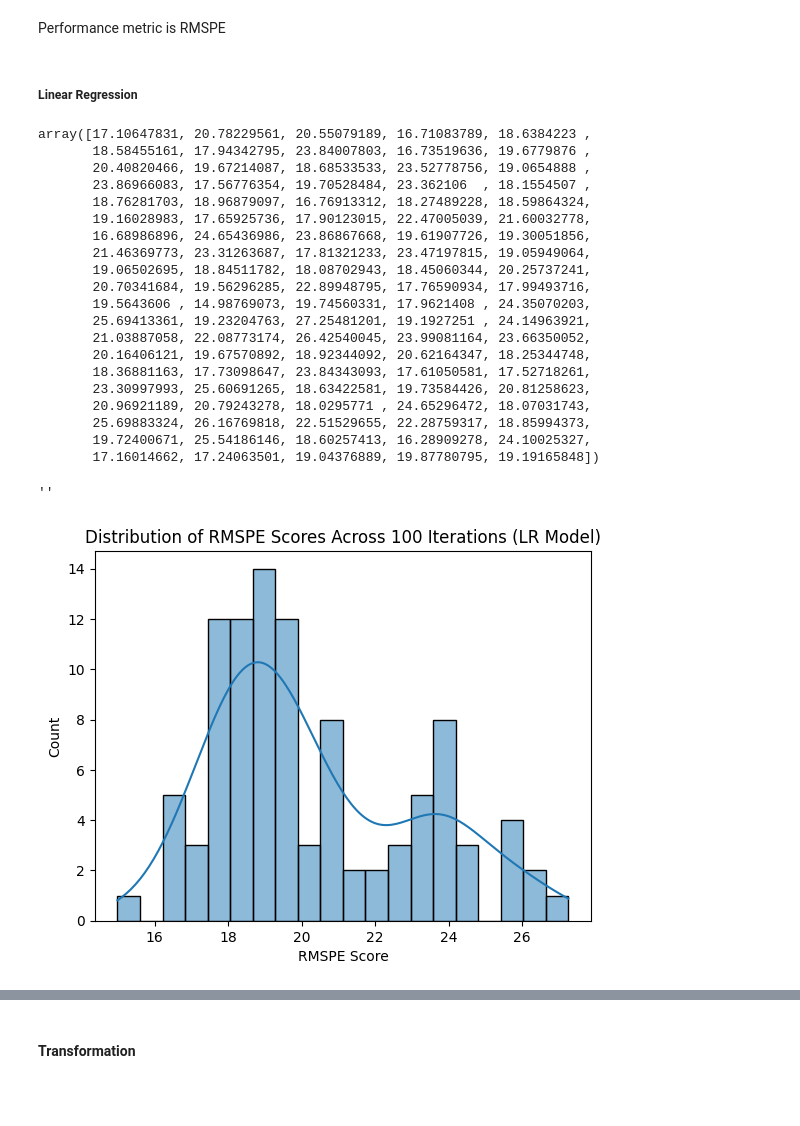
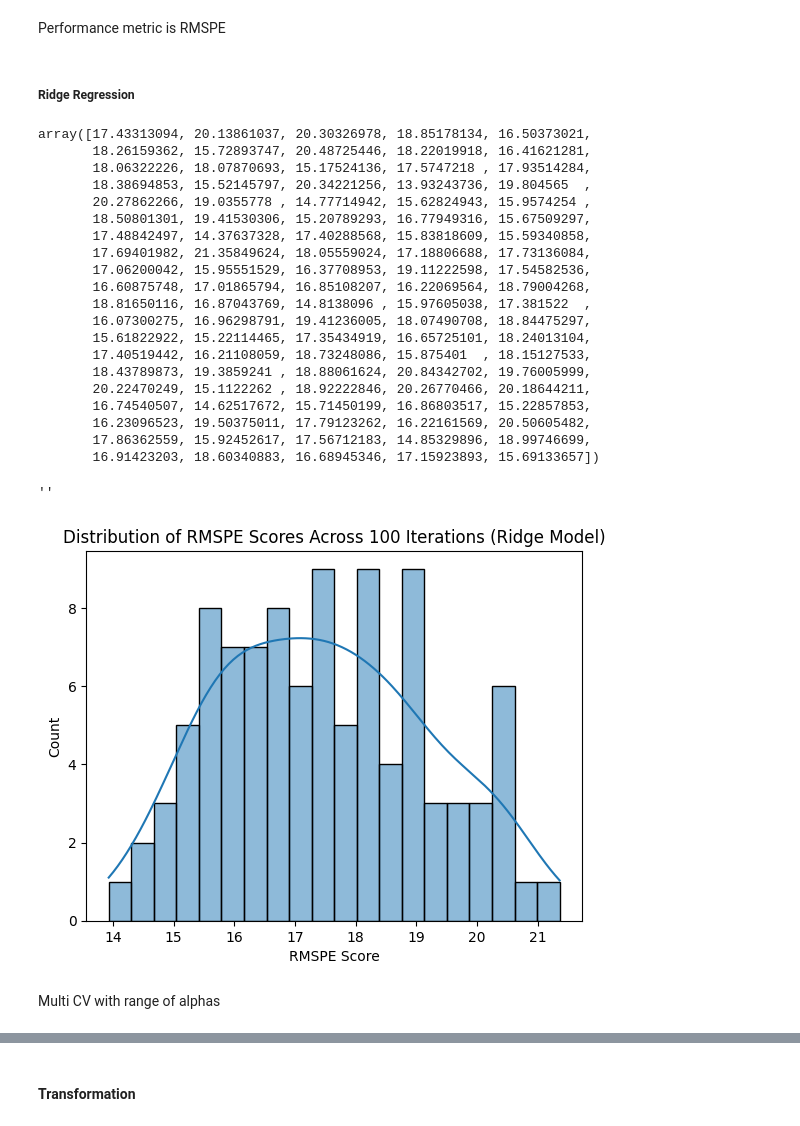
Before and after one commit to cnmi-ds-22/efitznm___Data-Science-Portfolio-C22, a Jupyter notebook: Modules/Module_2_Regression/Projects/Instructions/Project.2-Housing/Housing-Pass-20.ipynb, the cells around one changed output, grey strips where cells are left out. Cells and saved outputs as stored; diff of their text form; code cells hidden in the pictures; blank space fills up the shorter version.

Commit message:
Completed but RMSPE way off from previous pass. Needs review.

```diff
--- a/Modules/Module_2_Regression/Projects/Instructions/Project.2-Housing/Housing-Pass-20.ipynb
+++ b/Modules/Module_2_Regression/Projects/Instructions/Project.2-Housing/Housing-Pass-20.ipynb
@@ -526,7 +526,7 @@ np.int64(300)
 # %%
 # %%capture --no-stdout
 # Perform CV
-n = 300
+n = 200
 results = np.zeros(n)
 
 for idx in range(n):
@@ -542,17 +542,17 @@ for idx in range(n):
   X_test_scaled = scaler.transform(X_test)
 
   # Create the model
-  model_lasso = Lasso(alpha = a, tol = .01, max_iter=10000)
+  model_ridge = Ridge(alpha = a, tol = .01, max_iter=10000)
 
   # Fit regression
-  model_lasso.fit(X_train, y_train)
+  model_ridge.fit(X_train, y_train)
 
   # Predict
-  y_pred = model_lasso.predict(X_test)
+  y_pred = model_ridge.predict(X_test)
 
   # Calculate and record performance metric
   results[idx] = np.sqrt(mean_squared_error(y_test,y_pred))
 
 print(f"CV RMSE: {results.mean().round(2)}")
-print(f"Number of Predictors: {sum(model_lasso.coef_ >0)}")
+print(f"Number of Predictors: {sum(model_ridge.coef_ >0)}")
 # %% [output]
@@ -570,8 +570,8 @@ len(X_all_features.columns)
 # Plot model coefficients
 model_results = pd.DataFrame()
 model_results['Predictor'] = X_all_features.columns
-model_results['Lasso'] = model_lasso.coef_
-model_results.sort_values( by = ["Lasso"], ascending = False ).plot(
+model_results['Ridge'] = model_ridge.coef_
+model_results.sort_values( by = ["Ridge"], ascending = False ).plot(
     x = 'Predictor',
     kind = 'bar',
     figsize = (20,5)
@@ -598,7 +598,7 @@ model_results['Lasso'].abs().sort_values()
 dtype: float64
 # %%
 # Plot parameters with coefficients greater than 0
-greater_0 = model_results[(model_results['Lasso'] > 500 ) | (model_results['Lasso'] < -500 )]
-greater_0.sort_values( by = ["Lasso"], ascending = False ).plot(x = 'Predictor', kind = 'bar', figsize = (10,5))
+greater_0 = model_results[(model_results['Ridge'] > 500 ) | (model_results['Ridge'] < -500 )]
+greater_0.sort_values( by = ["Ridge"], ascending = False ).plot(x = 'Predictor', kind = 'bar', figsize = (10,5))
 plt.grid()
 # %% [output]
@@ -636,7 +636,7 @@ Performance metric is RMSPE
 def rmspe(y_true, y_pred):
     return np.sqrt(np.mean(((y_true - y_pred) / y_true) ** 2)) * 100
 # %% [markdown]
-##### Linear Regression
+##### Ridge Regression
 # %%
 # Multiple CV loop
 n = 100
@@ -651,46 +651,48 @@ for i in range(n):
     )
 
     # Create an empty LR model
-    modelLR = LinearRegression()
+    model_ridge = Ridge()
 
     # Train ( fit ) the model
-    modelLR.fit( (X_train), y_train)
+    model_ridge.fit( (X_train), y_train)
 
     # Make predicitons using the model
-    y_pred = modelLR.predict(X_test)
+    y_pred = model_ridge.predict(X_test)
 
     # calculate the accuracy
     results[i] = rmspe(y_test, y_pred)
 
 results
 # %% [output]
-array([17.10647831, 20.78229561, 20.55079189, 16.71083789, 18.6384223 ,
-       18.58455161, 17.94342795, 23.84007803, 16.73519636, 19.6779876 ,
-       20.40820466, 19.67214087, 18.68533533, 23.52778756, 19.0654888 ,
-       23.86966083, 17.56776354, 19.70528484, 23.362106  , 18.1554507 ,
-       18.76281703, 18.96879097, 16.76913312, 18.27489228, 18.59864324,
-       19.16028983, 17.65925736, 17.90123015, 22.47005039, 21.60032778,
-       16.68986896, 24.65436986, 23.86867668, 19.61907726, 19.30051856,
-       21.46369773, 23.31263687, 17.81321233, 23.47197815, 19.05949064,
-       19.06502695, 18.84511782, 18.08702943, 18.45060344, 20.25737241,
-       20.70341684, 19.56296285, 22.89948795, 17.76590934, 17.99493716,
-       19.5643606 , 14.98769073, 19.74560331, 17.9621408 , 24.35070203,
-       25.69413361, 19.23204763, 27.25481201, 19.1927251 , 24.14963921,
-       21.03887058, 22.08773174, 26.42540045, 23.99081164, 23.66350052,
-       20.16406121, 19.67570892, 18.92344092, 20.62164347, 18.25344748,
-       18.36881163, 17.73098647, 23.84343093, 17.61050581, 17.52718261,
-       23.30997993, 25.60691265, 18.63422581, 19.73584426, 20.81258623,
-       20.96921189, 20.79243278, 18.0295771 , 24.65296472, 18.07031743,
-       25.69883324, 26.16769818, 22.51529655, 22.28759317, 18.85994373,
-       19.72400671, 25.54186146, 18.60257413, 16.28909278, 24.10025327,
-       17.16014662, 17.24063501, 19.04376889, 19.87780795, 19.19165848])
+array([17.43313094, 20.13861037, 20.30326978, 18.85178134, 16.50373021,
+       18.26159362, 15.72893747, 20.48725446, 18.22019918, 16.41621281,
+       18.06322226, 18.07870693, 15.17524136, 17.5747218 , 17.93514284,
+       18.38694853, 15.52145797, 20.34221256, 13.93243736, 19.804565  ,
+       20.27862266, 19.0355778 , 14.77714942, 15.62824943, 15.9574254 ,
+       18.50801301, 19.41530306, 15.20789293, 16.77949316, 15.67509297,
+       17.48842497, 14.37637328, 17.40288568, 15.83818609, 15.59340858,
+       17.69401982, 21.35849624, 18.05559024, 17.18806688, 17.73136084,
+       17.06200042, 15.95551529, 16.37708953, 19.11222598, 17.54582536,
+       16.60875748, 17.01865794, 16.85108207, 16.22069564, 18.79004268,
+       18.81650116, 16.87043769, 14.8138096 , 15.97605038, 17.381522  ,
+       16.07300275, 16.96298791, 19.41236005, 18.07490708, 18.84475297,
+       15.61822922, 15.22114465, 17.35434919, 16.65725101, 18.24013104,
+       17.40519442, 16.21108059, 18.73248086, 15.875401  , 18.15127533,
+       18.43789873, 19.3859241 , 18.88061624, 20.84342702, 19.76005999,
+       20.22470249, 15.1122262 , 18.92222846, 20.26770466, 20.18644211,
+       16.74540507, 14.62517672, 15.71450199, 16.86803517, 15.22857853,
+       16.23096523, 19.50375011, 17.79123262, 16.22161569, 20.50605482,
+       17.86362559, 15.92452617, 17.56712183, 14.85329896, 18.99746699,
+       16.91423203, 18.60340883, 16.68945346, 17.15923893, 15.69133657])
 # %%
 # Display a histogram of the multi CV results
 sns.histplot(results, kde=True, bins=20)
-plt.title('Distribution of RMSPE Scores Across 100 Iterations (LR Model)')
+plt.title('Distribution of RMSPE Scores Across 100 Iterations (Ridge Model)')
 plt.xlabel('RMSPE Score')
 plt.ylabel('Count')
 ;
 # %% [output]
 ''
-[figure, old version]
+[figure, new version]
+# %% [markdown]
+Multi CV with range of alphas
```
Also changed, not shown: parts of 28 cells of this notebook.
